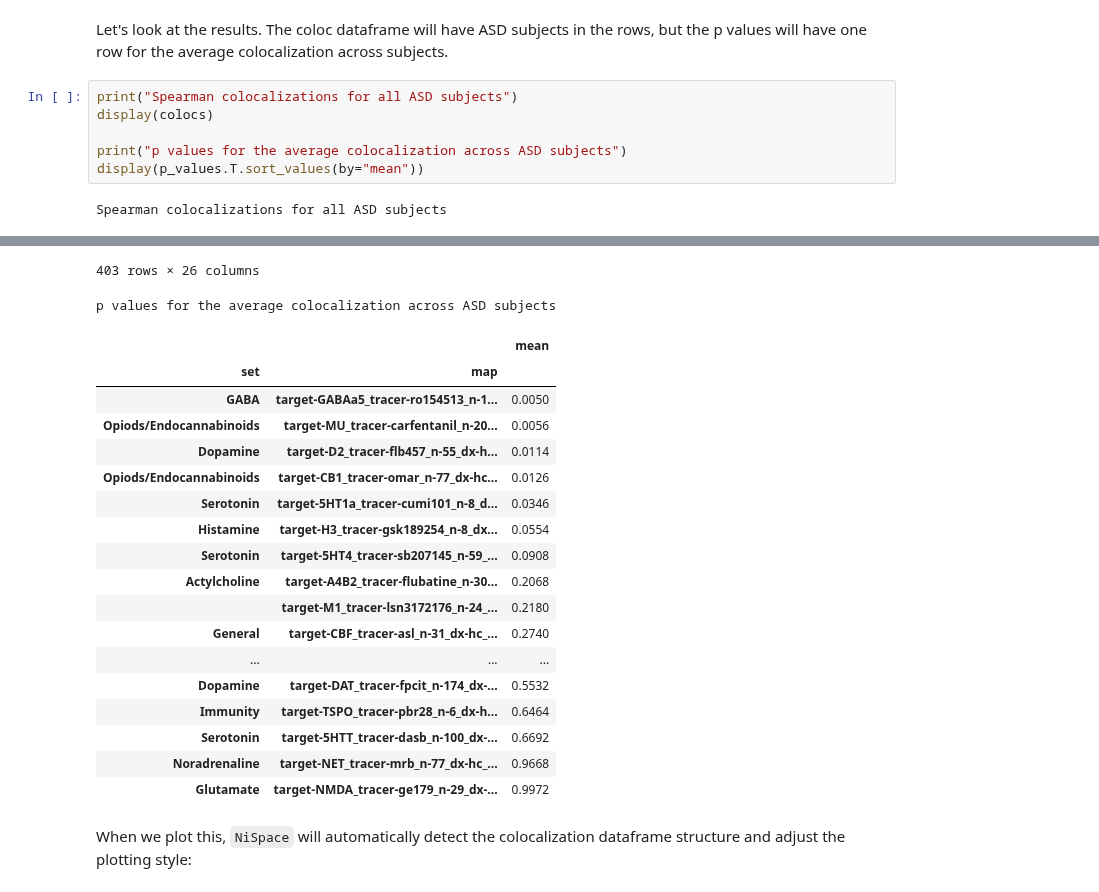
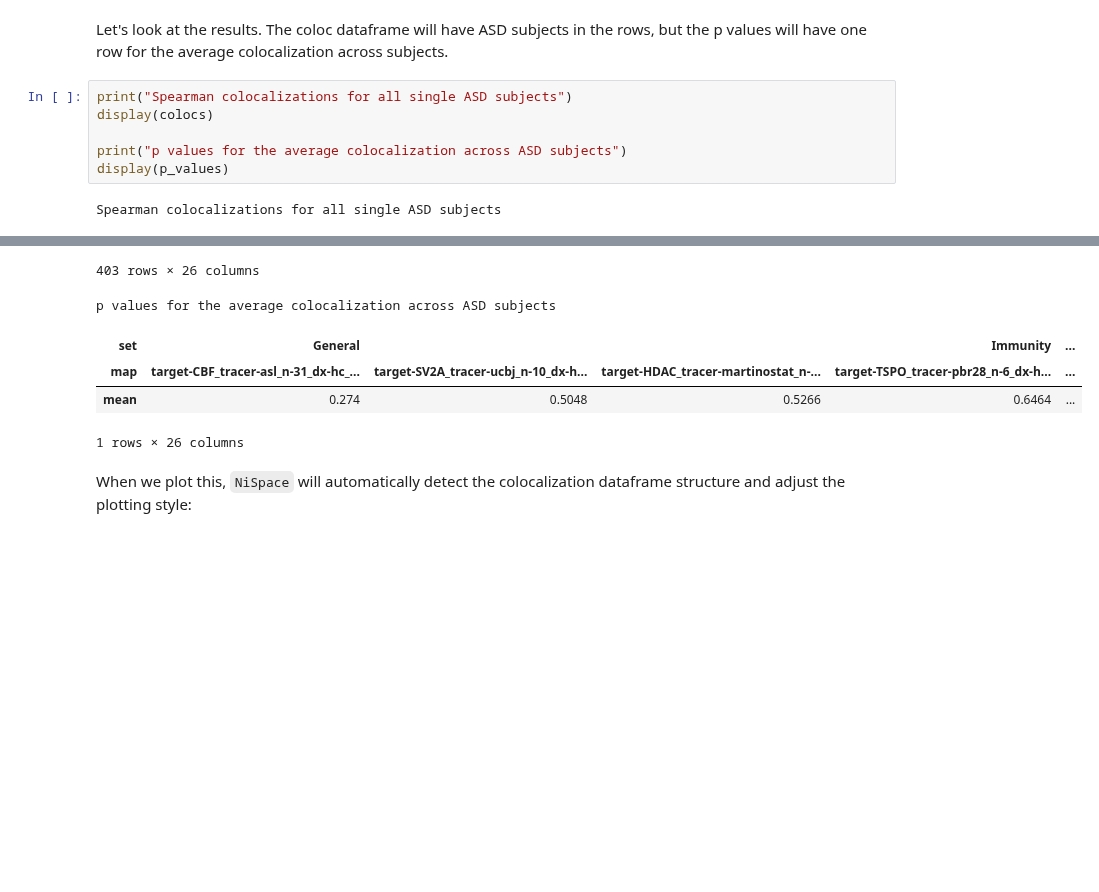
Before and after one commit to LeonDLotter/NiSpace, a Jupyter notebook: docs/nb_introduction/workflows.ipynb, the cells around one changed output, grey strips where cells are left out. Drawn from its saved outputs; the diff is of its cells as text; blank space fills up the shorter version.

```diff
--- a/docs/nb_introduction/workflows.ipynb
+++ b/docs/nb_introduction/workflows.ipynb
@@ -326,47 +340,33 @@ colocs, p_values, q_values, nsp_object = group_comparison(
 # %% [markdown]
 Let's look at the results. The coloc dataframe will have ASD subjects in the rows, but the p values will have one row for the average colocalization across subjects.
 # %%
-print("Spearman colocalizations for all ASD subjects")
+print("Spearman colocalizations for all single ASD subjects")
 display(colocs)
 
 print("p values for the average colocalization across ASD subjects")
-display(p_values.T.sort_values(by="mean"))
+display(p_values)
 # %% [output]
-Spearman colocalizations for all ASD subjects
+Spearman colocalizations for all single ASD subjects
 | set | General |  |  | Immunity | ... |
 | map | target-CBF_tracer-asl_n-31_dx-hc_... | target-SV2A_tracer-ucbj_n-10_dx-h... | target-HDAC_tracer-martinostat_n-... | target-TSPO_tracer-pbr28_n-6_dx-h... | ... |
 | subject |  |  |  |  | ... |
 | 50003 | -0.407855 | -0.034417 | 0.028094 | 0.129302 | ... |
 | 50004 | -0.283680 | -0.068145 | -0.181084 | -0.324897 | ... |
 | 50005 | -0.263323 | -0.026535 | -0.098602 | 0.043225 | ... |
 | 50006 | -0.331373 | -0.040044 | -0.078430 | -0.079602 | ... |
 | 50007 | 0.032604 | 0.090916 | 0.036530 | 0.019743 | ... |
 | ... | ... | ... | ... | ... | ... |
 | 51583 | 0.031813 | -0.050632 | -0.065198 | 0.274384 | ... |
 | 51584 | 0.014489 | 0.063700 | 0.156958 | -0.206073 | ... |
 | 51585 | 0.114766 | -0.048352 | -0.106717 | 0.287662 | ... |
 | 51606 | 0.023424 | -0.167558 | -0.096125 | -0.059079 | ... |
 | 51607 | 0.185787 | -0.000481 | -0.191780 | 0.161191 | ... |
 403 rows × 26 columns
 p values for the average colocalization across ASD subjects
-|  |  | mean |
-| set | map |  |
-| GABA | target-GABAa5_tracer-ro154513_n-1... | 0.0050 |
-| Opiods/Endocannabinoids | target-MU_tracer-carfentanil_n-20... | 0.0056 |
-| Dopamine | target-D2_tracer-flb457_n-55_dx-h... | 0.0114 |
-| Opiods/Endocannabinoids | target-CB1_tracer-omar_n-77_dx-hc... | 0.0126 |
-| Serotonin | target-5HT1a_tracer-cumi101_n-8_d... | 0.0346 |
-| Histamine | target-H3_tracer-gsk189254_n-8_dx... | 0.0554 |
-| Serotonin | target-5HT4_tracer-sb207145_n-59_... | 0.0908 |
-| Actylcholine | target-A4B2_tracer-flubatine_n-30... | 0.2068 |
-|  | target-M1_tracer-lsn3172176_n-24_... | 0.2180 |
-| General | target-CBF_tracer-asl_n-31_dx-hc_... | 0.2740 |
-| ... | ... | ... |
-| Dopamine | target-DAT_tracer-fpcit_n-174_dx-... | 0.5532 |
-| Immunity | target-TSPO_tracer-pbr28_n-6_dx-h... | 0.6464 |
-| Serotonin | target-5HTT_tracer-dasb_n-100_dx-... | 0.6692 |
-| Noradrenaline | target-NET_tracer-mrb_n-77_dx-hc_... | 0.9668 |
-| Glutamate | target-NMDA_tracer-ge179_n-29_dx-... | 0.9972 |
+| set | General |  |  | Immunity | ... |
+| map | target-CBF_tracer-asl_n-31_dx-hc_... | target-SV2A_tracer-ucbj_n-10_dx-h... | target-HDAC_tracer-martinostat_n-... | target-TSPO_tracer-pbr28_n-6_dx-h... | ... |
+| mean | 0.274 | 0.5048 | 0.5266 | 0.6464 | ... |
+1 rows × 26 columns
 # %% [markdown]
 When we plot this, `NiSpace` will automatically detect the colocalization dataframe structure and adjust the plotting style:
 # %%
```
Also changed, not shown: parts of 16 cells of this notebook, 18 other files.
